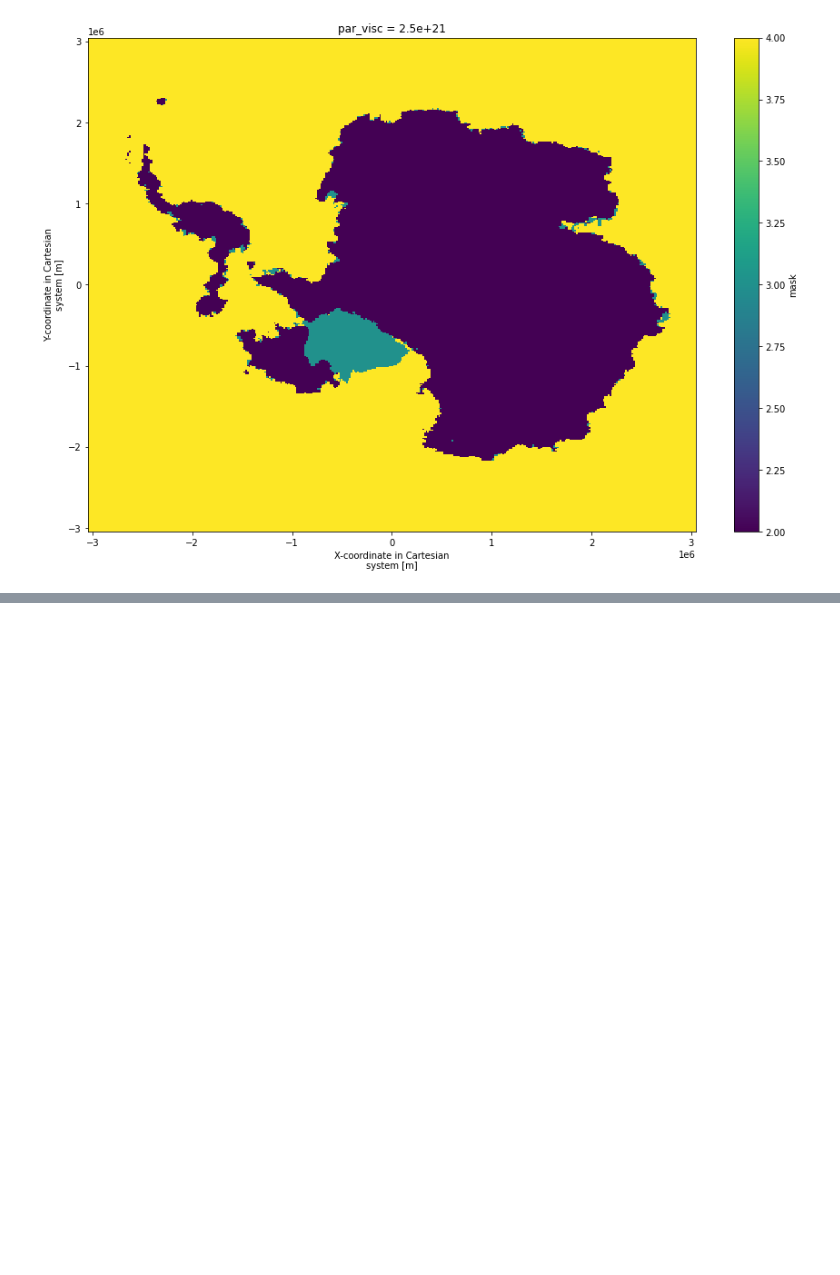
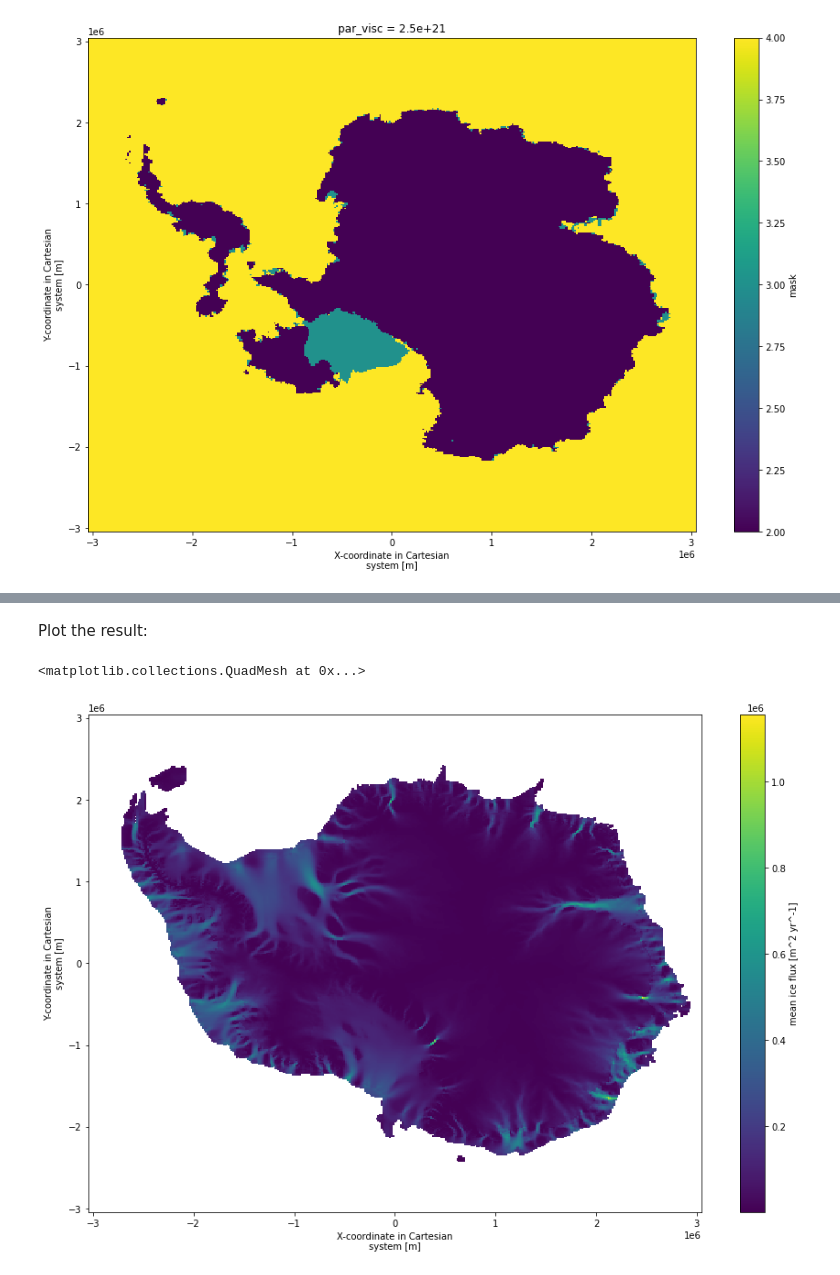
Before and after one commit to ldeo-glaciology/pangeo-glaciology-examples, a Jupyter notebook: 04_paleo_PISM.ipynb, the cells around one changed output, grey strips where cells are left out. Cells and saved outputs as stored; diff of their text form; code cells hidden in the pictures; blank space fills up the shorter version.

```diff
--- a/04_paleo_PISM.ipynb
+++ b/04_paleo_PISM.ipynb
@@ -191,0 +196,4 @@ mask_score_time_series.mask.isel(par_visc=2).max({"par_esia","par_ppq","par_prec
+# %%
+# load the data from the same intake catalog (stored in 'cat') as we used previously.
+snapshots1ka  = cat["snapshots1ka"].to_dask()
+vels5ka  = cat["vels5ka"].to_dask()
@@ -191,0 +281,2 @@ mask_score_time_series.mask.isel(par_visc=2).max({"par_esia","par_ppq","par_prec
+# %%
+q = snapshots1ka.velbar_mag * snapshots1ka.thk
@@ -191,0 +322,8 @@ mask_score_time_series.mask.isel(par_visc=2).max({"par_esia","par_ppq","par_prec
+# %%
+%%time
+q.persist()
+q.attrs['units'] = 'm^2 yr^-1'
+q.attrs['long_name'] = 'ice flux'
+q.time.attrs['long_name'] = 'simulation time'
+q.time.attrs['units'] = 'years BP'
+q
@@ -191,0 +363,5 @@ mask_score_time_series.mask.isel(par_visc=2).max({"par_esia","par_ppq","par_prec
+# %%
+qmean = q.mean({"par_visc","par_esia","par_ppq","par_prec","time"})
+qmean.attrs['units'] = 'm^2 yr^-1'
+qmean.attrs['long_name'] = 'mean ice flux'
+qmean
@@ -191,0 +400,7 @@ mask_score_time_series.mask.isel(par_visc=2).max({"par_esia","par_ppq","par_prec
+# %% [markdown]
+Plot the result:
+# %%
+qmean.plot(size=10)
+# %% [output]
+<matplotlib.collections.QuadMesh at 0x...>
+[figure, added]
```
Also changed, not shown: parts of 40 cells of this notebook.
